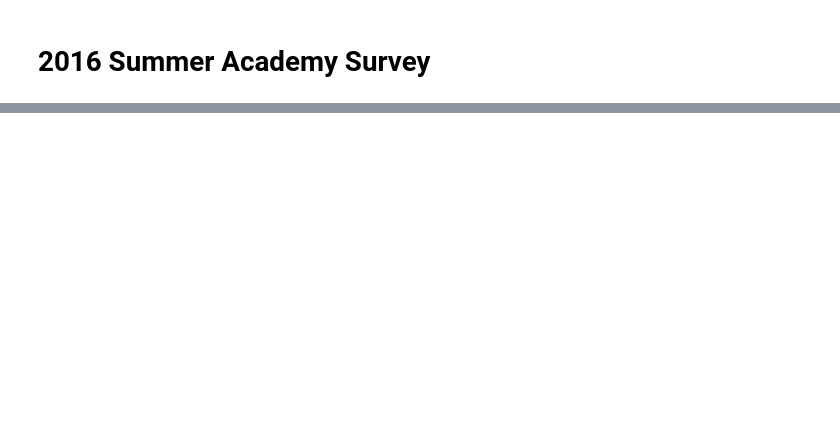
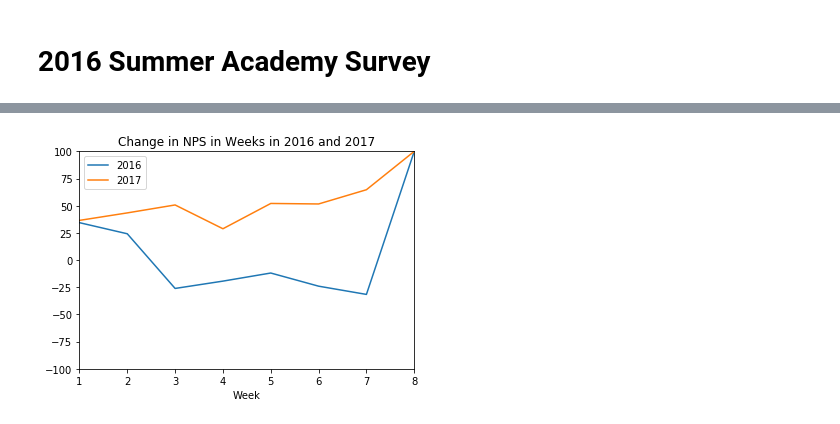
Before and after one commit to kaichimomose/DS-1-Data-Analysis, a Jupyter notebook: Make_School_survey_project.ipynb, the cells around one changed output, grey strips where cells are left out. Cells and saved outputs as stored; diff of their text form; code cells hidden in the pictures; blank space fills up the shorter version.

```diff
--- a/Make_School_survey_project.ipynb
+++ b/Make_School_survey_project.ipynb
@@ -143,16 +148,16 @@ def calNps():
         npsScores = np.append(npsScores, nps * 100)
     return npsScores
 # %%
-def calave():
+def calave(dataframe):
     pacing_ave = []
     for i in range(1, 9):
-        df_each_week = df_2017[df_2017["Week"]==i]
+        df_each_week = dataframe[dataframe["Week"]==i]
         mean = np.mean(df_each_week["Schedule Pacing"])
         pacing_ave = np.append(pacing_ave, mean)
     return pacing_ave
 # %%
-means = calave()
-npsScores = calNps()
+means = calave(df_2017)
+npsScores = calNps(df_2017)
 TNR = {"Week": [], "Satisfaction": [], "NPS" : []}
 for i in range(1,9):
     TNR["NPS"].append(npsScores[i-1])
@@ -388,0 +308,25 @@ plt.ylim(-100,100)
+# %%
+# Combine the Years together!
+df_2016["Year"] = 2016
+df_2017["Year"] = 2017
+df_total = df_2016.append(df_2017)
+df_total
+# %%
+df_San_francisco = df_total[(df_total["Location"] == "San Francisco")]
+df_2016_San_francisco = df_San_francisco[(df_San_francisco["Year"] == 2016)]
+df_2017_San_francisco = df_San_francisco[(df_San_francisco["Year"] == 2017)]
+# %%
+npsScores_SF_2016 = calNps(df_2016_San_francisco)
+npsScores_SF_2017 = calNps(df_2017_San_francisco)
+TNR = {"Week": [], "2016" : [], "2017" : []}
+for i in range(1,9):
+    TNR["2016"].append(npsScores_SF_2016[i-1])
+    TNR["2017"].append(npsScores_SF_2017[i-1])
+    TNR["Week"].append(i)
+TNR = pd.DataFrame(TNR)
+TNR.plot(x="Week", y=["2016", "2017"], title="Change in NPS in Weeks in 2016 and 2017")
+plt.xlim(1,8)
+plt.ylim(-100,100)
+plt.show()
+# %% [output]
+[figure, added]
```
Also changed, not shown: parts of 10 cells of this notebook.
